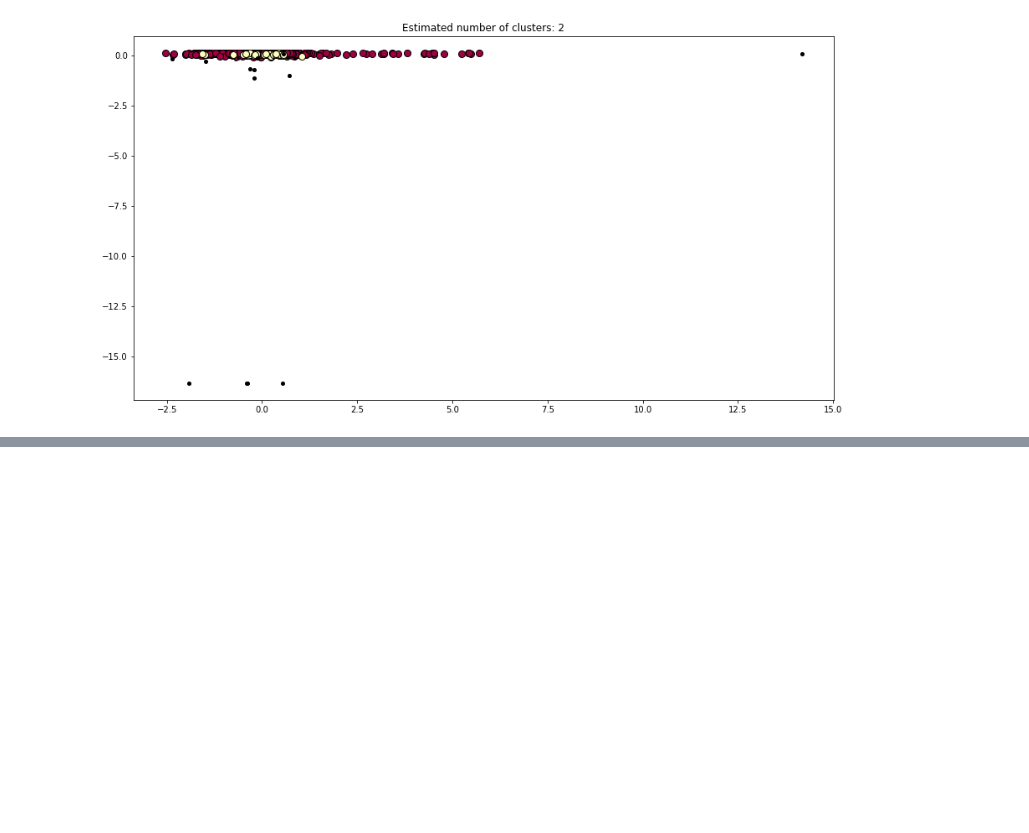
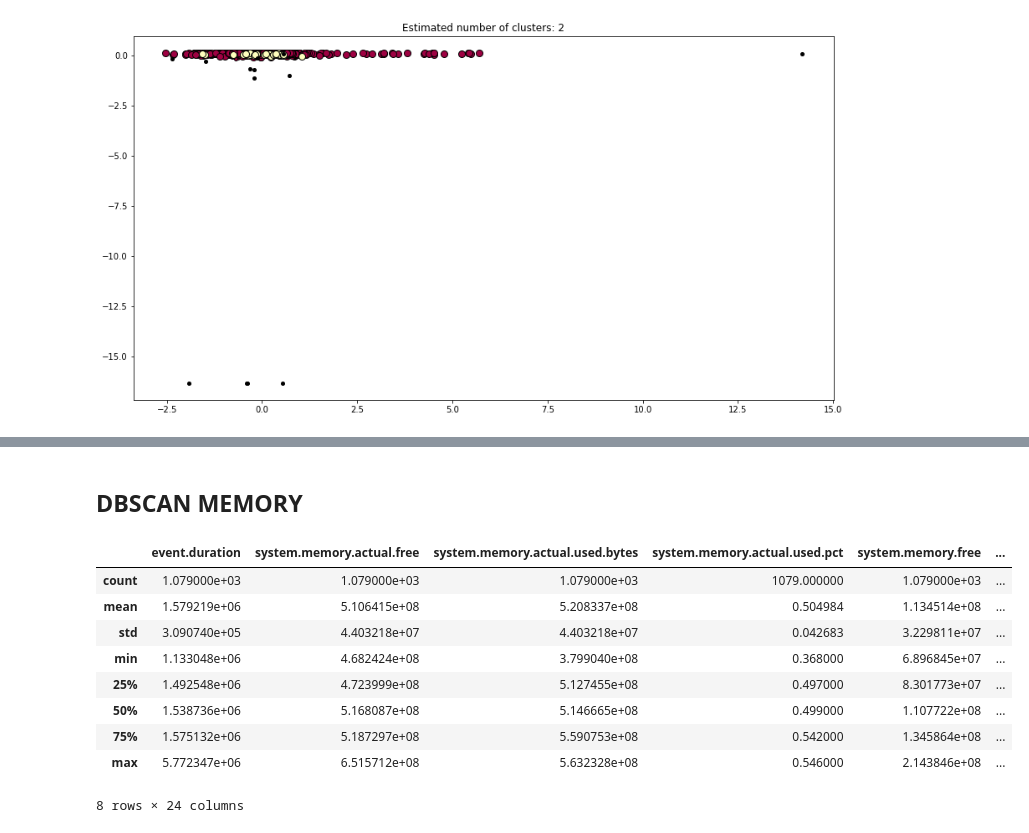
Before and after one commit to xetxezarreta/docker-elk, a Jupyter notebook: sb-ml/clustering/clustering-metricbeat.ipynb, the cells around one changed output, grey strips where cells are left out. Saved outputs shown, nothing was run; the diff lists cells and outputs as text; code cells hidden in the pictures; blank space fills up the shorter version.

```diff
--- a/sb-ml/clustering/clustering-metricbeat.ipynb
+++ b/sb-ml/clustering/clustering-metricbeat.ipynb
@@ -221,0 +208,17 @@ Counter({0: 28,
+# %% [markdown]
+## DBSCAN MEMORY
+# %%
+for col in df_memory.columns.values:
+    df_memory[col] = df_memory[col].astype(str).str.replace(',', '').astype(float)
+df_memory.describe()
+# %% [output]
+|  | event.duration | system.memory.actual.free | system.memory.actual.used.bytes | system.memory.actual.used.pct | system.memory.free | ... |
+| count | 1.079000e+03 | 1.079000e+03 | 1.079000e+03 | 1079.000000 | 1.079000e+03 | ... |
+| mean | 1.579219e+06 | 5.106415e+08 | 5.208337e+08 | 0.504984 | 1.134514e+08 | ... |
+| std | 3.090740e+05 | 4.403218e+07 | 4.403218e+07 | 0.042683 | 3.229811e+07 | ... |
+| min | 1.133048e+06 | 4.682424e+08 | 3.799040e+08 | 0.368000 | 6.896845e+07 | ... |
+| 25% | 1.492548e+06 | 4.723999e+08 | 5.127455e+08 | 0.497000 | 8.301773e+07 | ... |
+| 50% | 1.538736e+06 | 5.168087e+08 | 5.146665e+08 | 0.499000 | 1.107722e+08 | ... |
+| 75% | 1.575132e+06 | 5.187297e+08 | 5.590753e+08 | 0.542000 | 1.345864e+08 | ... |
+| max | 5.772347e+06 | 6.515712e+08 | 5.632328e+08 | 0.546000 | 2.143846e+08 | ... |
+8 rows × 24 columns
```
Also changed, not shown: parts of 4 cells of this notebook.
